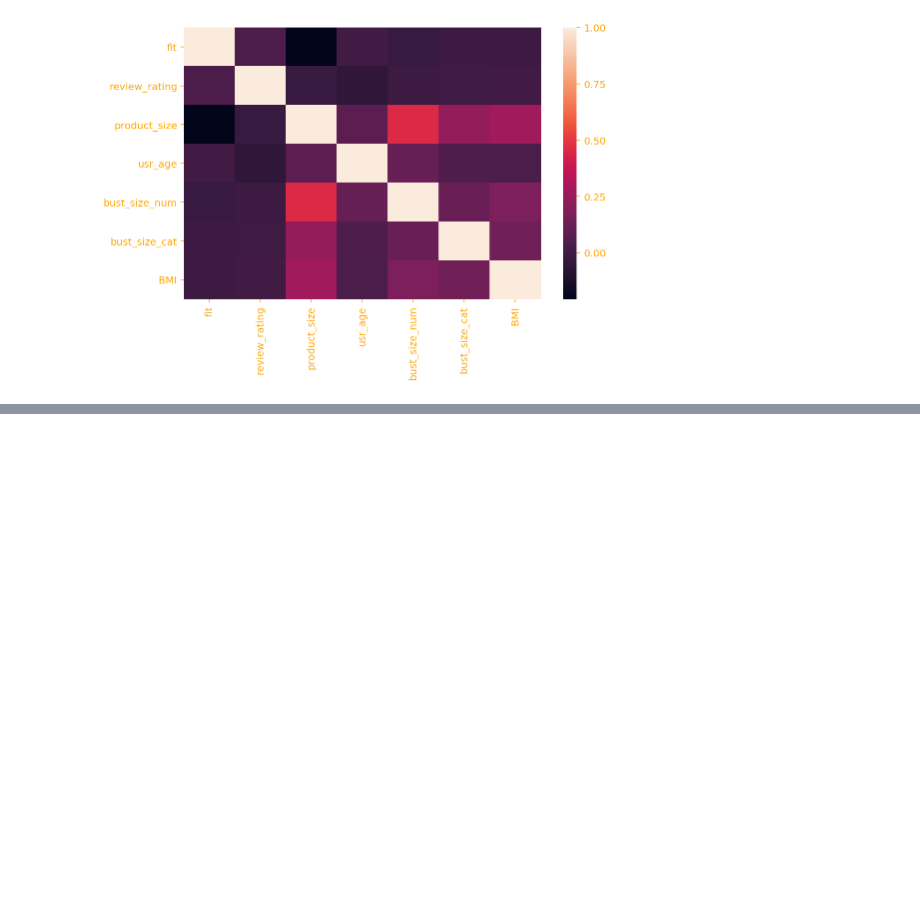
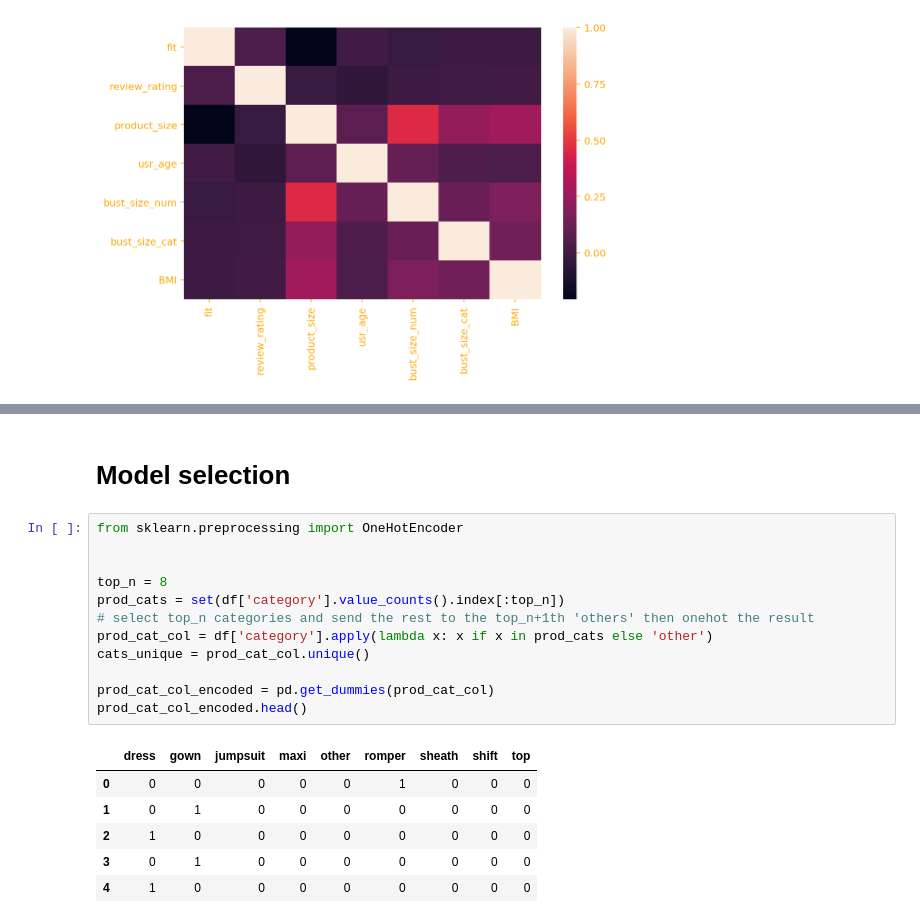
Before and after one commit to Dmytro-Shvetsov/ClothingFit, a Jupyter notebook: data/data_analysis_and_cleaning.ipynb, the cells around one changed output, grey strips where cells are left out. Cells and saved outputs as stored; diff of their text form; blank space fills up the shorter version.

```diff
--- a/data/data_analysis_and_cleaning.ipynb
+++ b/data/data_analysis_and_cleaning.ipynb
@@ -464 +413,22 @@ product_category_fits
 [figure]
+# %% [markdown]
+  # Model selection
+# %%
+from sklearn.preprocessing import OneHotEncoder
+
+
+top_n = 8
+prod_cats = set(df['category'].value_counts().index[:top_n])
+# select top_n categories and send the rest to the top_n+1th 'others' then onehot the result
+prod_cat_col = df['category'].apply(lambda x: x if x in prod_cats else 'other')
+cats_unique = prod_cat_col.unique()
+
+prod_cat_col_encoded = pd.get_dummies(prod_cat_col)
+prod_cat_col_encoded.head()
+# %% [output]
+|  | dress | gown | jumpsuit | maxi | other | romper | sheath | shift | top |
+| 0 | 0 | 0 | 0 | 0 | 0 | 1 | 0 | 0 | 0 |
+| 1 | 0 | 1 | 0 | 0 | 0 | 0 | 0 | 0 | 0 |
+| 2 | 1 | 0 | 0 | 0 | 0 | 0 | 0 | 0 | 0 |
+| 3 | 0 | 1 | 0 | 0 | 0 | 0 | 0 | 0 | 0 |
+| 4 | 1 | 0 | 0 | 0 | 0 | 0 | 0 | 0 | 0 |
```
Also changed, not shown: parts of 29 cells of this notebook, 1 other file.
